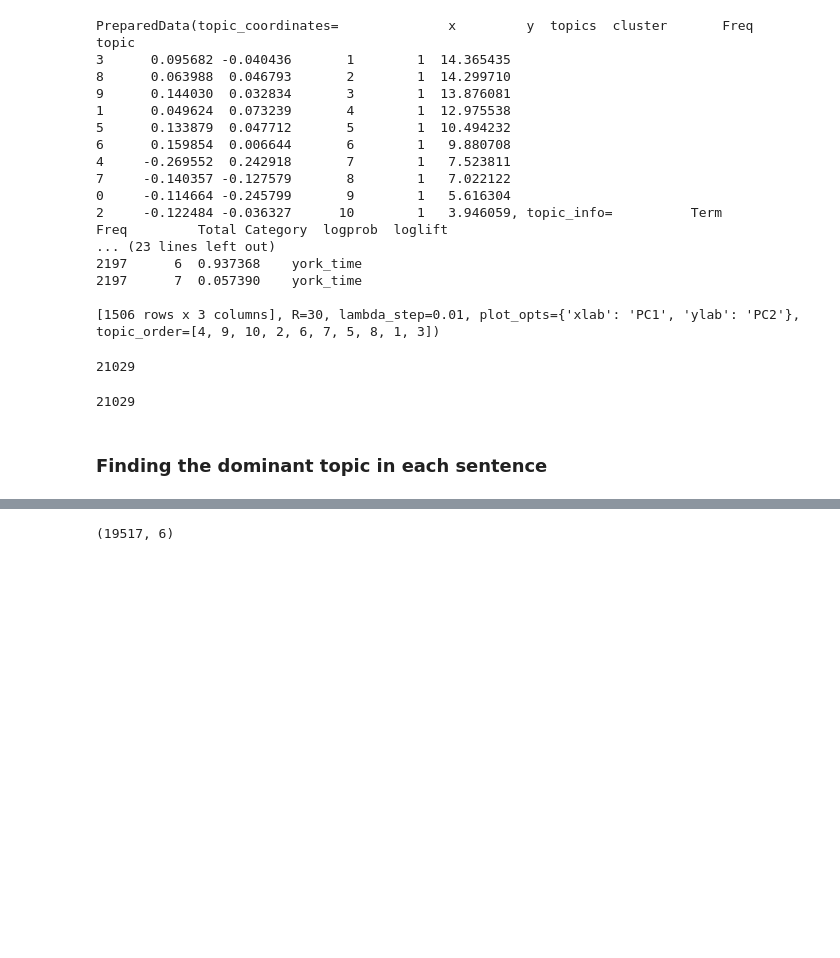
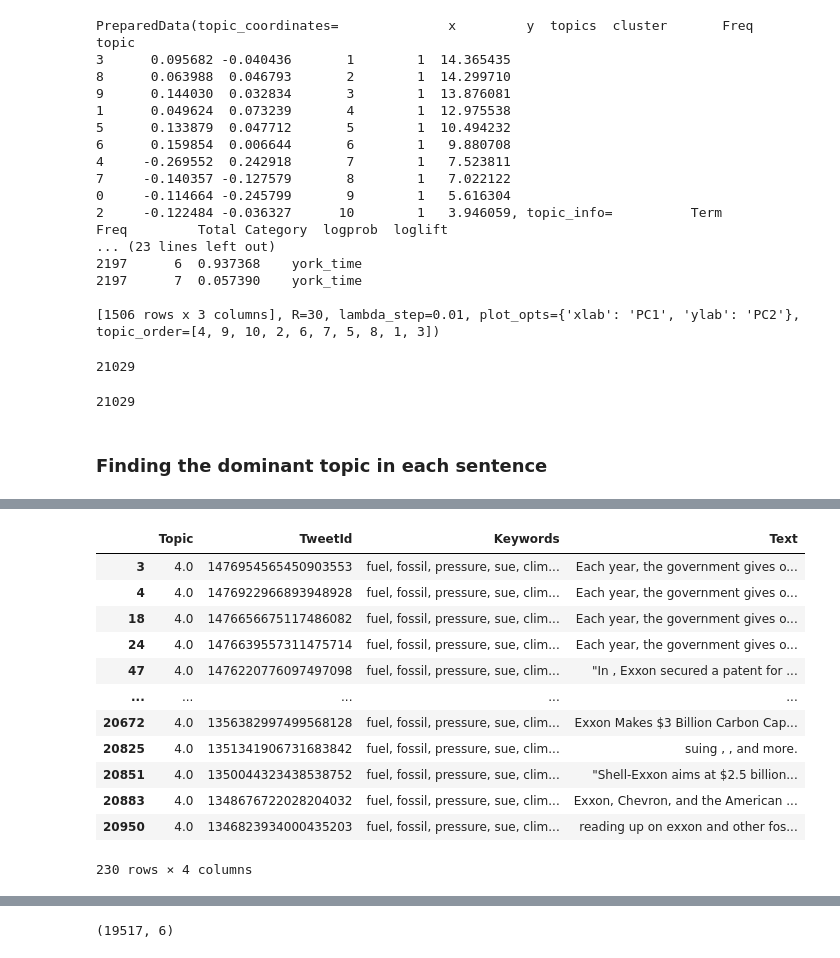
Before and after one commit to YunlouTeng/Climate-Change-Misinformation-project, a Jupyter notebook: exxon_mobil.ipynb, the cells around one changed output, grey strips where cells are left out. Saved outputs shown, nothing was run; the diff lists cells and outputs as text; code cells hidden in the pictures; blank space fills up the shorter version.

Commit message:
take topic 7 out for manually labeling

```diff
--- a/exxon_mobil.ipynb
+++ b/exxon_mobil.ipynb
@@ -643,0 +657,3 @@ df_dominant_topic.head()
+# %%
+topic_7.rename(columns = {'Dominant_Topic':'Topic'}, inplace = True)
+topic_7.head()
@@ -643,0 +667,22 @@ df_dominant_topic.head()
+# %%
+topic_7['Text'] = topic_7['Text'].apply(lambda x: p.clean(x))
+# %%
+topic_7 = topic_7.drop_duplicates(subset='Text', keep="first")
+# %%
+pd.set_option('display.max_colwidth', None)
+# %%
+topic_7
+# %% [output]
+|  | Topic | TweetId | Keywords | Text |
+| 3 | 4.0 | 1476954565450903553 | fuel, fossil, pressure, sue, clim... | Each year, the government gives o... |
+| 4 | 4.0 | 1476922966893948928 | fuel, fossil, pressure, sue, clim... | Each year, the government gives o... |
+| 18 | 4.0 | 1476656675117486082 | fuel, fossil, pressure, sue, clim... | Each year, the government gives o... |
+| 24 | 4.0 | 1476639557311475714 | fuel, fossil, pressure, sue, clim... | Each year, the government gives o... |
+| 47 | 4.0 | 1476220776097497098 | fuel, fossil, pressure, sue, clim... | "In , Exxon secured a patent for ... |
+| ... | ... | ... | ... | ... |
+| 20672 | 4.0 | 1356382997499568128 | fuel, fossil, pressure, sue, clim... | Exxon Makes $3 Billion Carbon Cap... |
+| 20825 | 4.0 | 1351341906731683842 | fuel, fossil, pressure, sue, clim... | suing , , and more. |
+| 20851 | 4.0 | 1350044323438538752 | fuel, fossil, pressure, sue, clim... | "Shell-Exxon aims at $2.5 billion... |
+| 20883 | 4.0 | 1348676722028204032 | fuel, fossil, pressure, sue, clim... | Exxon, Chevron, and the American ... |
+| 20950 | 4.0 | 1346823934000435203 | fuel, fossil, pressure, sue, clim... | reading up on exxon and other fos... |
+230 rows × 4 columns
```
Also changed, not shown: parts of 8 cells of this notebook, 3 other files.
